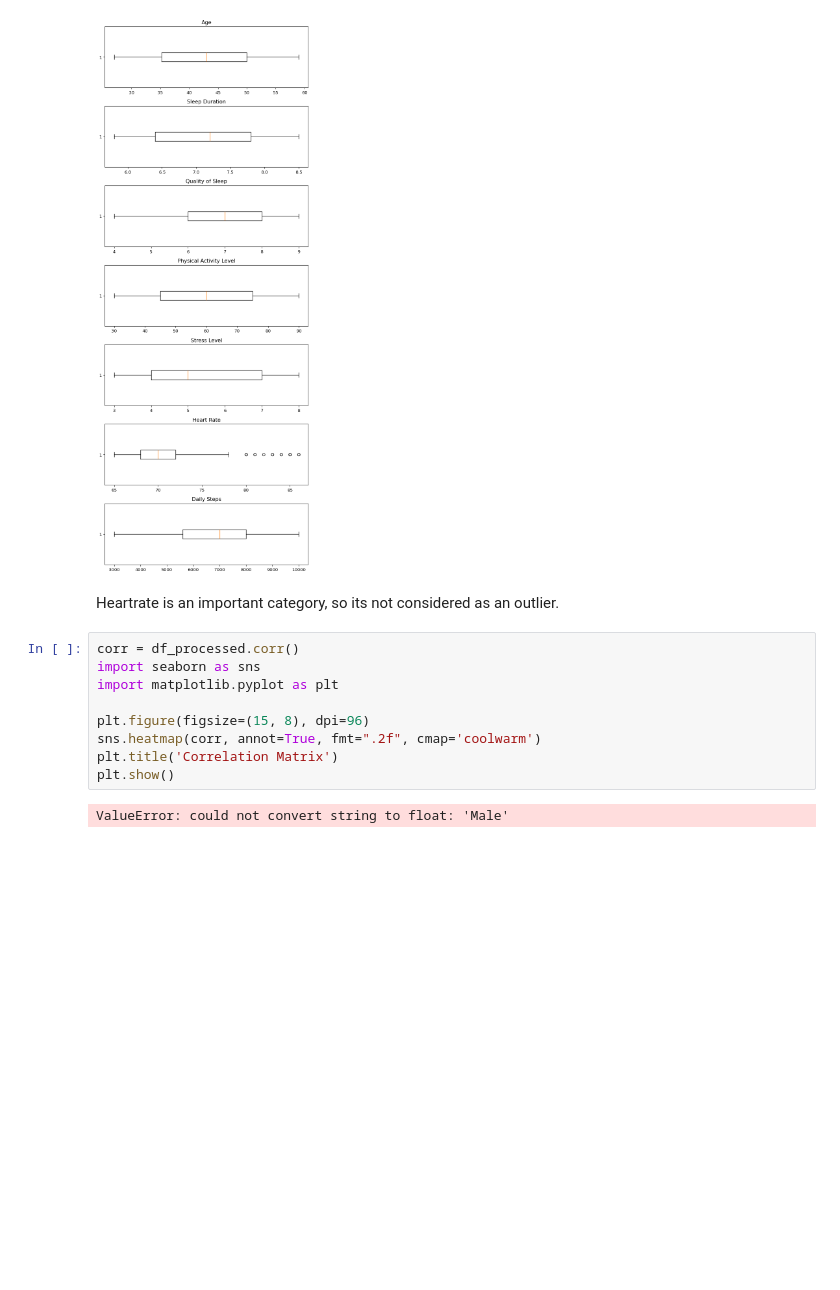
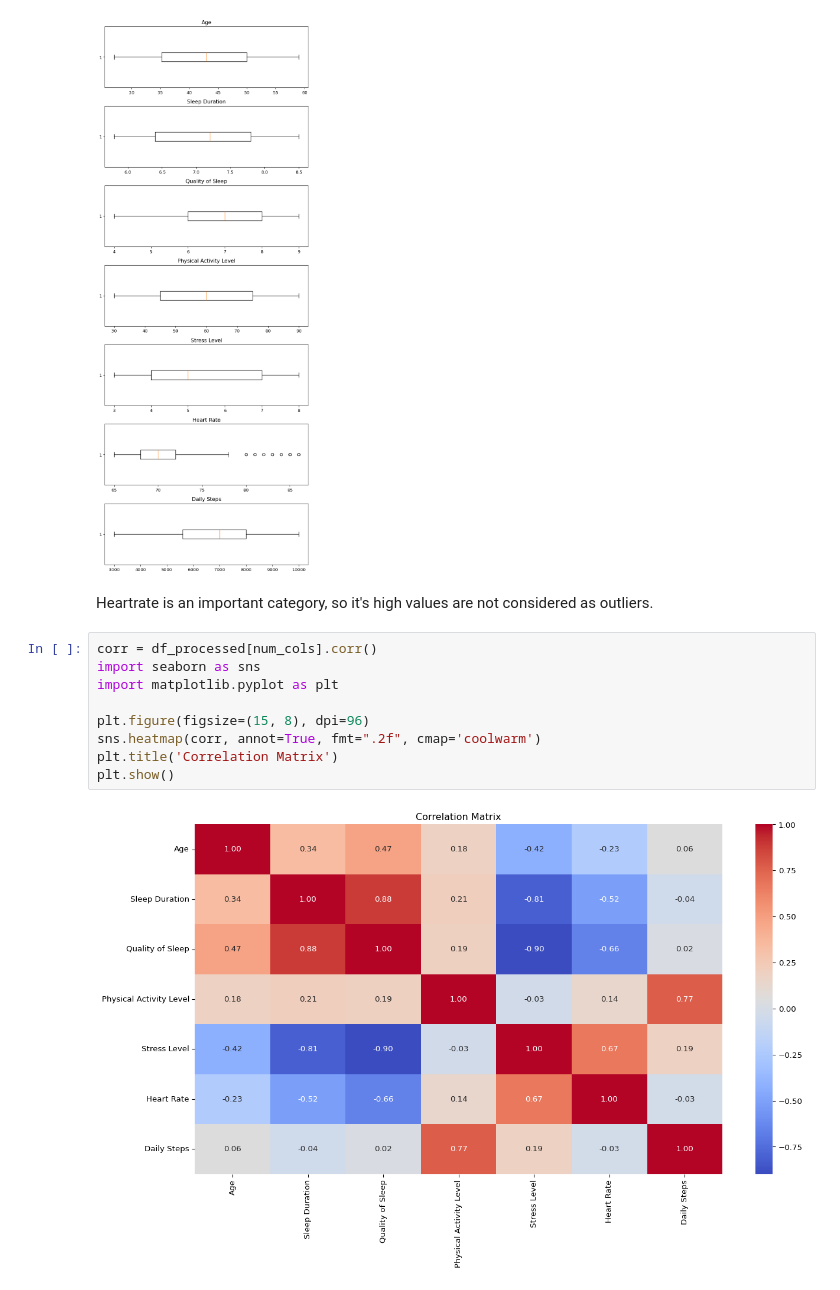
Before and after one commit to ManiJ476/Term1_AI_session, a Jupyter notebook: session 3/sleephealth_eda.ipynb, the cells around one changed output. Cells and saved outputs as stored; diff of their text form; blank space fills up the shorter version.

```diff
--- a/session 3/sleephealth_eda.ipynb
+++ b/session 3/sleephealth_eda.ipynb
@@ -202,16 +225,16 @@ plt.show()
 # %% [output]
 [figure]
 # %% [markdown]
-Heartrate is an important category, so its not considered as an outlier.
+Heartrate is an important category, so it's high values are not considered as outliers.
 # %%
-corr = df_processed.corr()
+corr = df_processed[num_cols].corr()
 import seaborn as sns
 import matplotlib.pyplot as plt
 
 plt.figure(figsize=(15, 8), dpi=96)
 sns.heatmap(corr, annot=True, fmt=".2f", cmap='coolwarm')
 plt.title('Correlation Matrix')
 plt.show()
 # %% [output]
-ValueError: could not convert string to float: 'Male'
+[figure, added]
 # %%
```
Also changed, not shown: parts of 4 cells of this notebook.
